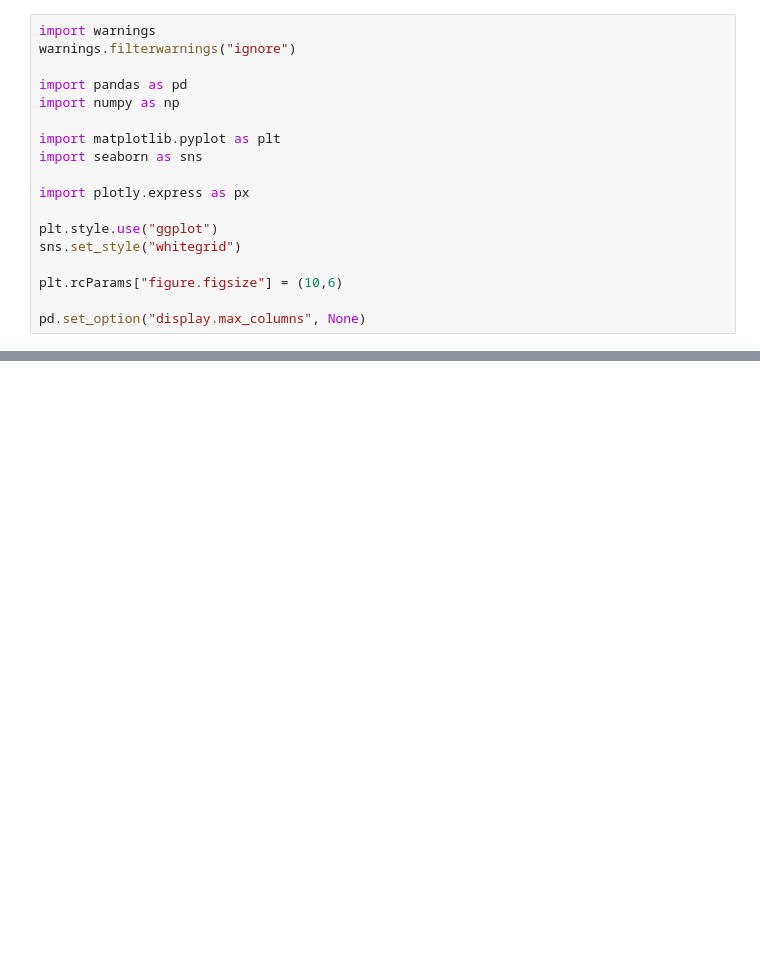
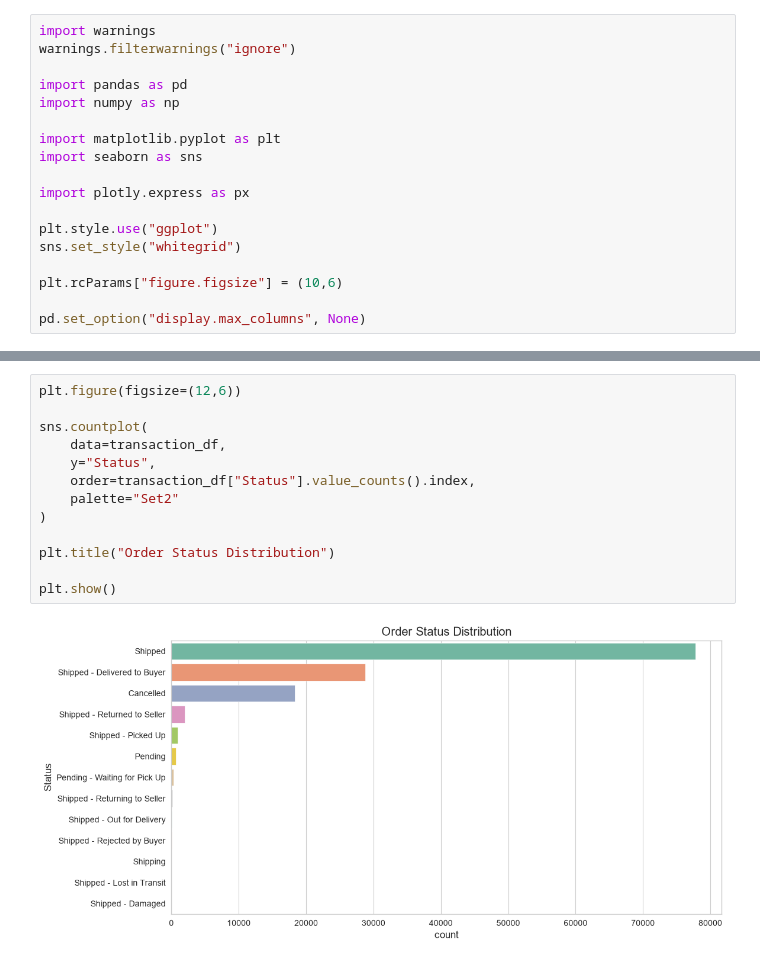
Before and after one commit to CharukaNWickramarachchi/Fashion-Retail-Reorder-Prediction, a Jupyter notebook: notebooks/01_EDA.ipynb, the cells around one changed output, grey strips where cells are left out. Cells and saved outputs as stored; diff of their text form; blank space fills up the shorter version.

```diff
--- a/notebooks/01_EDA.ipynb
+++ b/notebooks/01_EDA.ipynb
@@ -911,0 +211,15 @@ plt.show()
+# %%
+plt.figure(figsize=(12,6))
+
+sns.countplot(
+    data=transaction_df,
+    y="Status",
+    order=transaction_df["Status"].value_counts().index,
+    palette="Set2"
+)
+
+plt.title("Order Status Distribution")
+
+plt.show()
+# %% [output]
+[figure, added]
```
Also changed, not shown: parts of 101 cells of this notebook, 1 other file.
